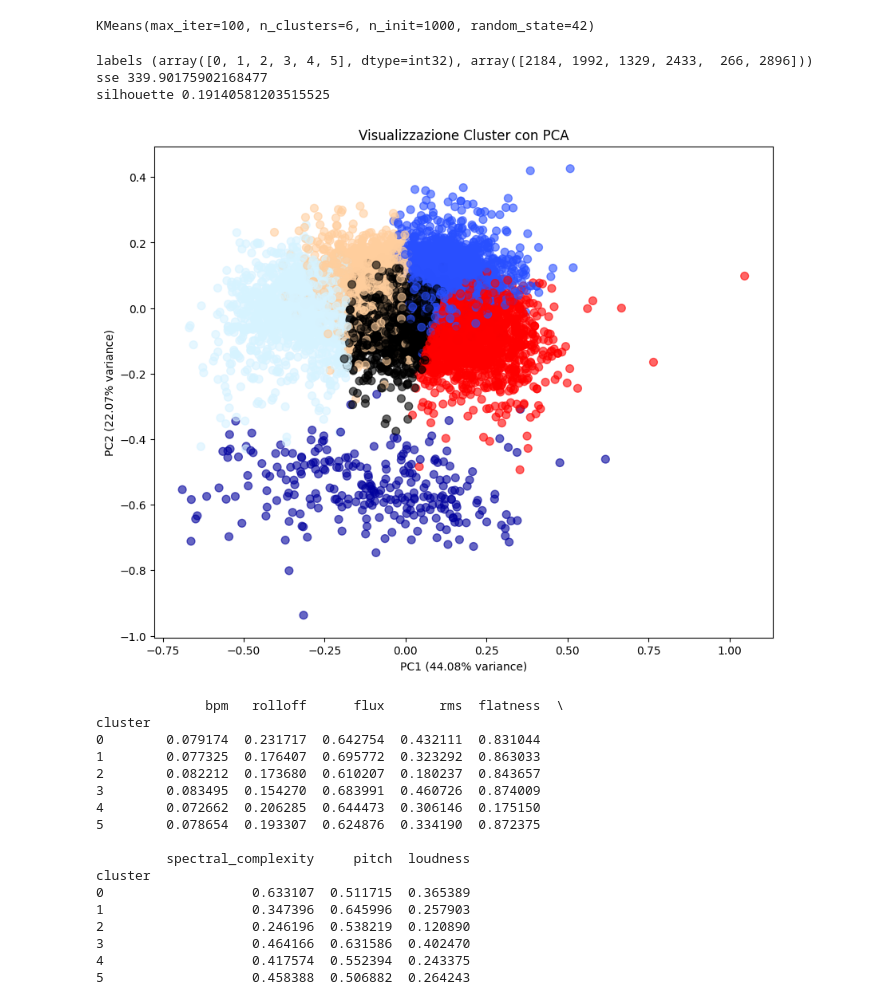
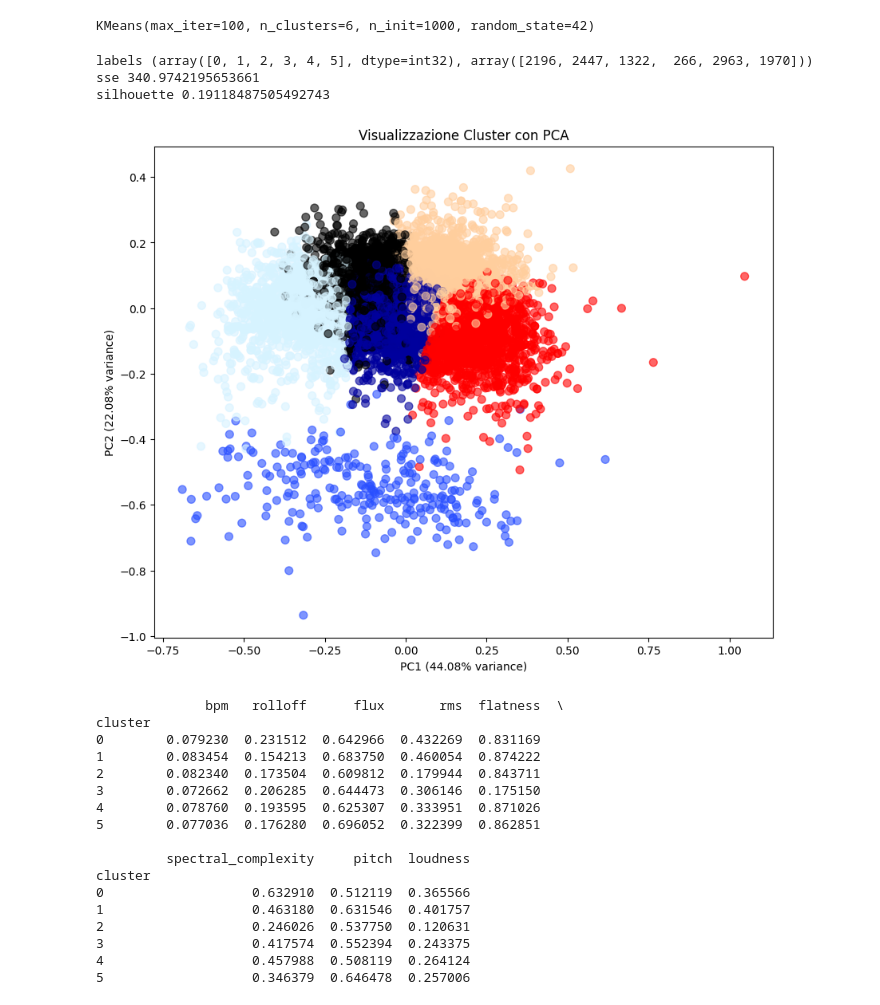
Before and after one commit to lorenzoalbani/dss, a Jupyter notebook: task 3/clustering.ipynb, the cells around one changed output. Cells and saved outputs as stored; diff of their text form; code cells hidden in the pictures.

Commit message:
clustering correction

```diff
--- a/task 3/clustering.ipynb
+++ b/task 3/clustering.ipynb
@@ -13,4 +13,4 @@ from kneed import KneeLocator
 from tqdm import tqdm
 from sklearn.decomposition import PCA
 # %%
-json = pd.read_json('tracks_with_yt.json')
+json = pd.read_json('tracks_filled.json')
@@ -25,9 +45,13 @@ json.head()
 | 3 | TR000004 | ART04205421 | CEO | Taxi B | Rosa Chemical | it | OKAY OKAY !! - EP | 8 | 3 | ... |
 | 4 | TR000005 | ART04205421 | LONDRA | Rkomi | Rosa Chemical | en | FOREVER AND EVER | 1 | 0 | ... |
 # %%
-features_to_keep = ['bpm', 'rolloff', 'flux', 'rms', 'flatness', 'spectral_complexity', 'pitch', 'loudness']
+# Droppo le colonne che non ci servono e lascio solo le feature acustiche per il clustering
+json_copy = json.copy()
 
-json_copy = json[features_to_keep].copy()
+json_copy.drop(columns=['id', 'id_artist', 'title', 'featured_artists', 'primary_artist', 'language', 'album', 'swear_IT', 'swear_EN',
+            'swear_IT_words', 'swear_EN_words', 'year', 'month', 'day', 'n_sentences', 'n_tokens', 'char_per_tok',
+              'avg_token_per_clause', 'album_name', 'album_release_date', 'album_type', 'disc_number', 'track_number',
+              'explicit', 'popularity', 'duration_ms', 'id_album', 'lyrics', 'streams@1month', 'yt_virality', 'original_id_bugged'], inplace=True)
 # %%
 json_copy.head()
 # %% [output]
@@ -70,22 +94,23 @@ Queste feature sono tipicamente estratte usando librerie come **librosa**, **Ess
 # %%
 columns = json_copy.columns
 
-# Prima del dropna/normalizzazione, salva gli indici originali delle righe valide
+# Identifica le righe senza valori nulli (maschera booleana)
 indici_validi = ~json_copy.isnull().any(axis=1)
+
+# Salva gli indici originali di quelle righe
 indici_orig = json_copy.index[indici_validi]
 
-# Uso la min-max normalization
+# Normalizza SOLO le righe valide
 scaler = MinMaxScaler()
 array_norm = scaler.fit_transform(json_copy.loc[indici_orig])
+
+# Crea il DataFrame normalizzato con gli indici originali
 json_norm = pd.DataFrame(array_norm, columns=columns, index=indici_orig)
 
-# Droppo le righe con valori nulli perchè non sono classificabili in una sottocategoria musicale e inoltre
-# il clustering non accetta valori nulli
-# Rimuove righe che contengono almeno un NaN
-array_norm = array_norm[~np.isnan(array_norm).any(axis=1)]
-
-# L'output della trasformazione è un array, quindi sotto ricreo il df (con il columns che mi sono salvato all'inizio)
-json_norm = pd.DataFrame(array_norm, columns=columns)
+# Fine! json_norm ha:
+# - Solo righe senza NaN
+# - Valori normalizzati [0, 1]
+# - Gli stessi indici del DataFrame originale 'json'
 
 json_norm.head()
 # %% [output]
@@ -143,34 +168,34 @@ fig.update_layout(title_text="OD: SSE and Silhouette Score",
 fig.show()
 # %%
 kmeans = KMeans(init='k-means++', n_clusters=6, n_init=1000, max_iter=100, random_state=42)
-kmeans.fit(array_norm)
+kmeans.fit(json_norm.values)
 # %% [output]
 KMeans(max_iter=100, n_clusters=6, n_init=1000, random_state=42)
 # %%
 print('labels', np.unique(kmeans.labels_, return_counts=True))
 print('sse', kmeans.inertia_)
-print('silhouette', silhouette_score(array_norm, kmeans.labels_))
+print('silhouette', silhouette_score(json_norm.values, kmeans.labels_))
 # %% [output]
-labels (array([0, 1, 2, 3, 4, 5], dtype=int32), array([2184, 1992, 1329, 2433,  266, 2896]))
-sse 339.90175902168477
-silhouette 0.19140581203515525
+labels (array([0, 1, 2, 3, 4, 5], dtype=int32), array([2196, 2447, 1322,  266, 2963, 1970]))
+sse 340.9742195653661
+silhouette 0.19118487505492743
 # %%
 # Applico PCA per visualizzazione
 pca = PCA(n_components=2)
-array_pca = pca.fit_transform(array_norm)
+array_pca = pca.fit_transform(json_norm.values)
 
 labels = kmeans.labels_
 
 # Plotto i cluster
 plt.figure(figsize=(10, 8))
 scatter = plt.scatter(array_pca[:, 0], array_pca[:, 1],
                       c=labels, cmap='flag', alpha=0.6, s=50)
 plt.xlabel(f'PC1 ({pca.explained_variance_ratio_[0]:.2%} variance)')
 plt.ylabel(f'PC2 ({pca.explained_variance_ratio_[1]:.2%} variance)')
 plt.title('Visualizzazione Cluster con PCA')
 plt.show()
 # %% [output]
-[figure, old version]
+[figure, new version]
 # %%
 # Calcola le medie delle feature per ogni cluster
 json_norm['cluster'] = labels
@@ -181,20 +206,20 @@ print(cluster_means)
 # %% [output]
               bpm   rolloff      flux       rms  flatness  \
 cluster
-0        0.079174  0.231717  0.642754  0.432111  0.831044
-1        0.077325  0.176407  0.695772  0.323292  0.863033
-2        0.082212  0.173680  0.610207  0.180237  0.843657
-3        0.083495  0.154270  0.683991  0.460726  0.874009
-4        0.072662  0.206285  0.644473  0.306146  0.175150
-5        0.078654  0.193307  0.624876  0.334190  0.872375
+0        0.079230  0.231512  0.642966  0.432269  0.831169
+1        0.083454  0.154213  0.683750  0.460054  0.874222
+2        0.082340  0.173504  0.609812  0.179944  0.843711
+3        0.072662  0.206285  0.644473  0.306146  0.175150
+4        0.078760  0.193595  0.625307  0.333951  0.871026
+5        0.077036  0.176280  0.696052  0.322399  0.862851
 
          spectral_complexity     pitch  loudness
 cluster
-0                   0.633107  0.511715  0.365389
-1                   0.347396  0.645996  0.257903
-2                   0.246196  0.538219  0.120890
-3                   0.464166  0.631586  0.402470
-4                   0.417574  0.552394  0.243375
-5                   0.458388  0.506882  0.264243
+0                   0.632910  0.512119  0.365566
+1                   0.463180  0.631546  0.401757
+2                   0.246026  0.537750  0.120631
+3                   0.417574  0.552394  0.243375
+4                   0.457988  0.508119  0.264124
+5                   0.346379  0.646478  0.257006
 # %%
 mood_labels = {
```
Also changed, not shown: parts of 7 cells of this notebook, 8 other files.
